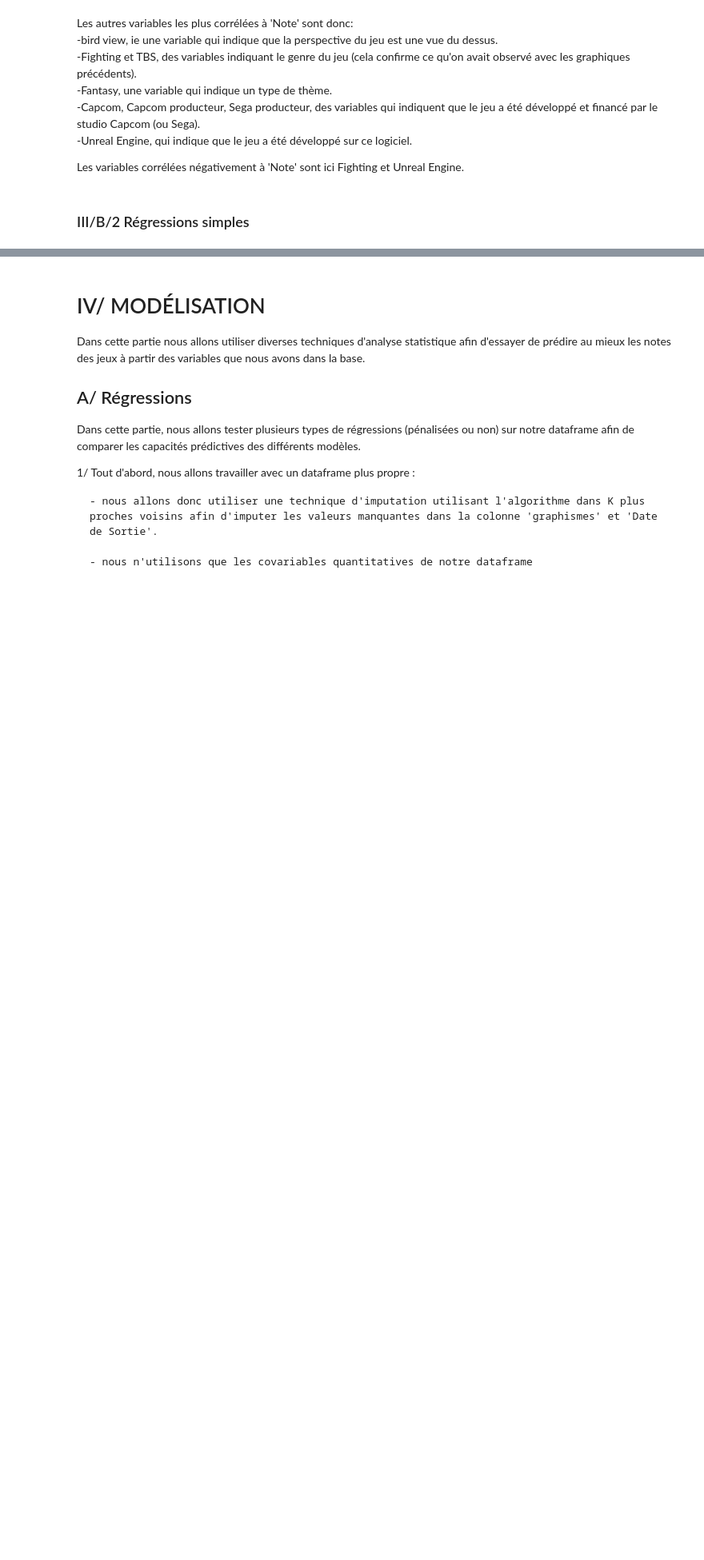
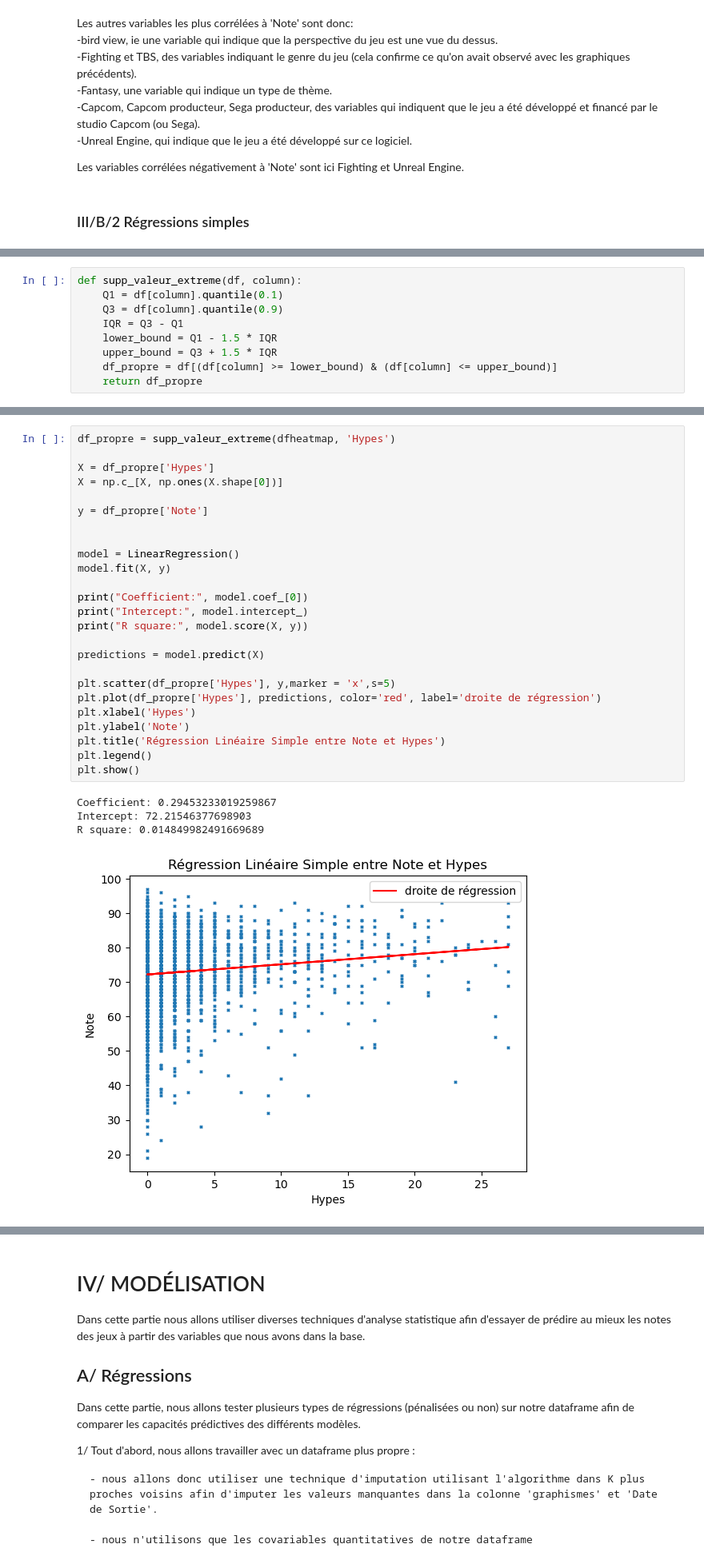
Before and after one commit to PyTomSss/PythonProjects, a Jupyter notebook: Project_Notebook.ipynb, the cells around one changed output, grey strips where cells are left out. Shown at 80% size. Drawn from its saved outputs; the diff is of its cells as text; blank space fills up the shorter version.

Commit message:
reg simples

```diff
--- a/Project_Notebook.ipynb
+++ b/Project_Notebook.ipynb
@@ -1598,0 +1590,9 @@ Les variables corrélées négativement à 'Note' sont ici Fighting et Unreal En
+# %%
+def supp_valeur_extreme(df, column):
+    Q1 = df[column].quantile(0.1)
+    Q3 = df[column].quantile(0.9)
+    IQR = Q3 - Q1
+    lower_bound = Q1 - 1.5 * IQR
+    upper_bound = Q3 + 1.5 * IQR
+    df_propre = df[(df[column] >= lower_bound) & (df[column] <= upper_bound)]
+    return df_propre
@@ -1598,0 +1601,30 @@ Les variables corrélées négativement à 'Note' sont ici Fighting et Unreal En
+# %%
+df_propre = supp_valeur_extreme(dfheatmap, 'Hypes')
+
+X = df_propre['Hypes']
+X = np.c_[X, np.ones(X.shape[0])]
+
+y = df_propre['Note']
+
+
+model = LinearRegression()
+model.fit(X, y)
+
+print("Coefficient:", model.coef_[0])
+print("Intercept:", model.intercept_)
+print("R square:", model.score(X, y))
+
+predictions = model.predict(X)
+
+plt.scatter(df_propre['Hypes'], y,marker = 'x',s=5)
+plt.plot(df_propre['Hypes'], predictions, color='red', label='droite de régression')
+plt.xlabel('Hypes')
+plt.ylabel('Note')
+plt.title('Régression Linéaire Simple entre Note et Hypes')
+plt.legend()
+plt.show()
+# %% [output]
+Coefficient: 0.29453233019259867
+Intercept: 72.21546377698903
+R square: 0.014849982491669689
+[figure, added]
```
Also changed, not shown: parts of 26 cells of this notebook.
